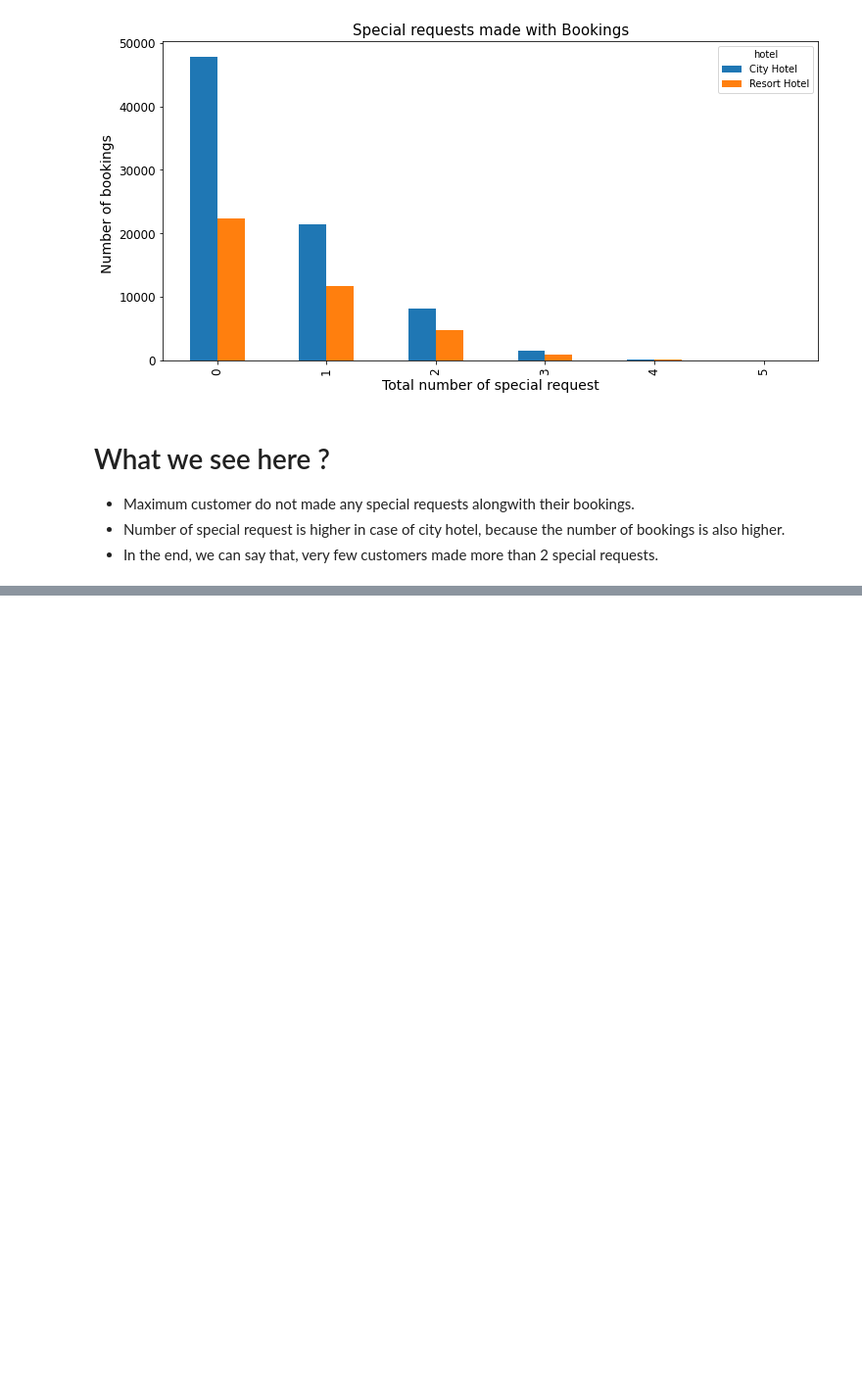
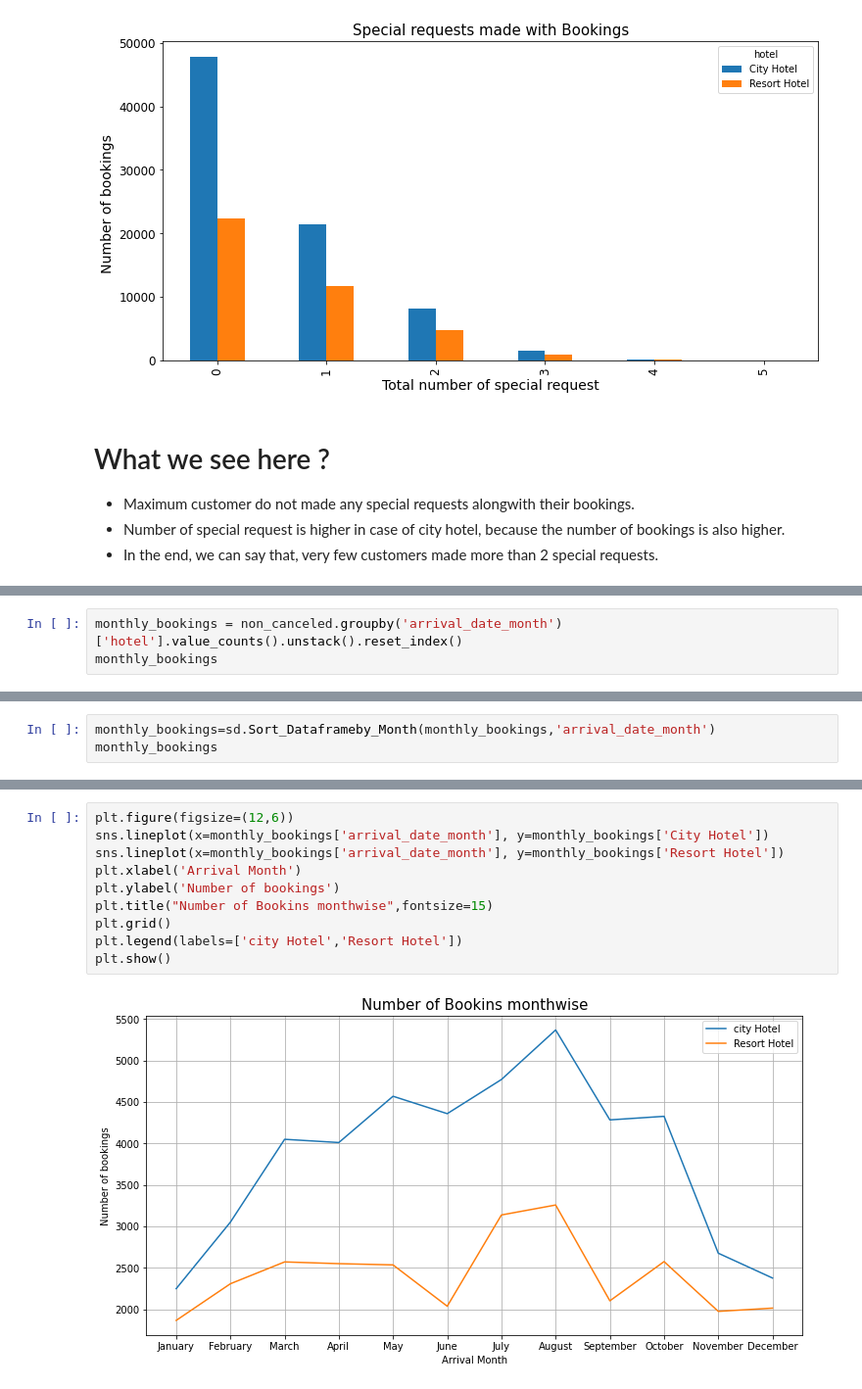
Before and after one commit to sachanneeraj/Hotels-Data-Analysis-EDA, a Jupyter notebook: Hotel_Booking_Analysis_Capstone_Project.ipynb, the cells around one changed output, grey strips where cells are left out. Shown at 98% size. Saved outputs shown, nothing was run; the diff lists cells and outputs as text; blank space fills up the shorter version.

```diff
--- a/Hotel_Booking_Analysis_Capstone_Project.ipynb
+++ b/Hotel_Booking_Analysis_Capstone_Project.ipynb
@@ -586,0 +589,3 @@ plt.show()
+# %%
+monthly_bookings = non_canceled.groupby('arrival_date_month')['hotel'].value_counts().unstack().reset_index()
+monthly_bookings
@@ -586,0 +626,3 @@ plt.show()
+# %%
+monthly_bookings=sd.Sort_Dataframeby_Month(monthly_bookings,'arrival_date_month')
+monthly_bookings
@@ -586,0 +643,12 @@ plt.show()
+# %%
+plt.figure(figsize=(12,6))
+sns.lineplot(x=monthly_bookings['arrival_date_month'], y=monthly_bookings['City Hotel'])
+sns.lineplot(x=monthly_bookings['arrival_date_month'], y=monthly_bookings['Resort Hotel'])
+plt.xlabel('Arrival Month')
+plt.ylabel('Number of bookings')
+plt.title("Number of Bookins monthwise",fontsize=15)
+plt.grid()
+plt.legend(labels=['city Hotel','Resort Hotel'])
+plt.show()
+# %% [output]
+[figure, added]
```
Also changed, not shown: parts of 11 cells of this notebook.
